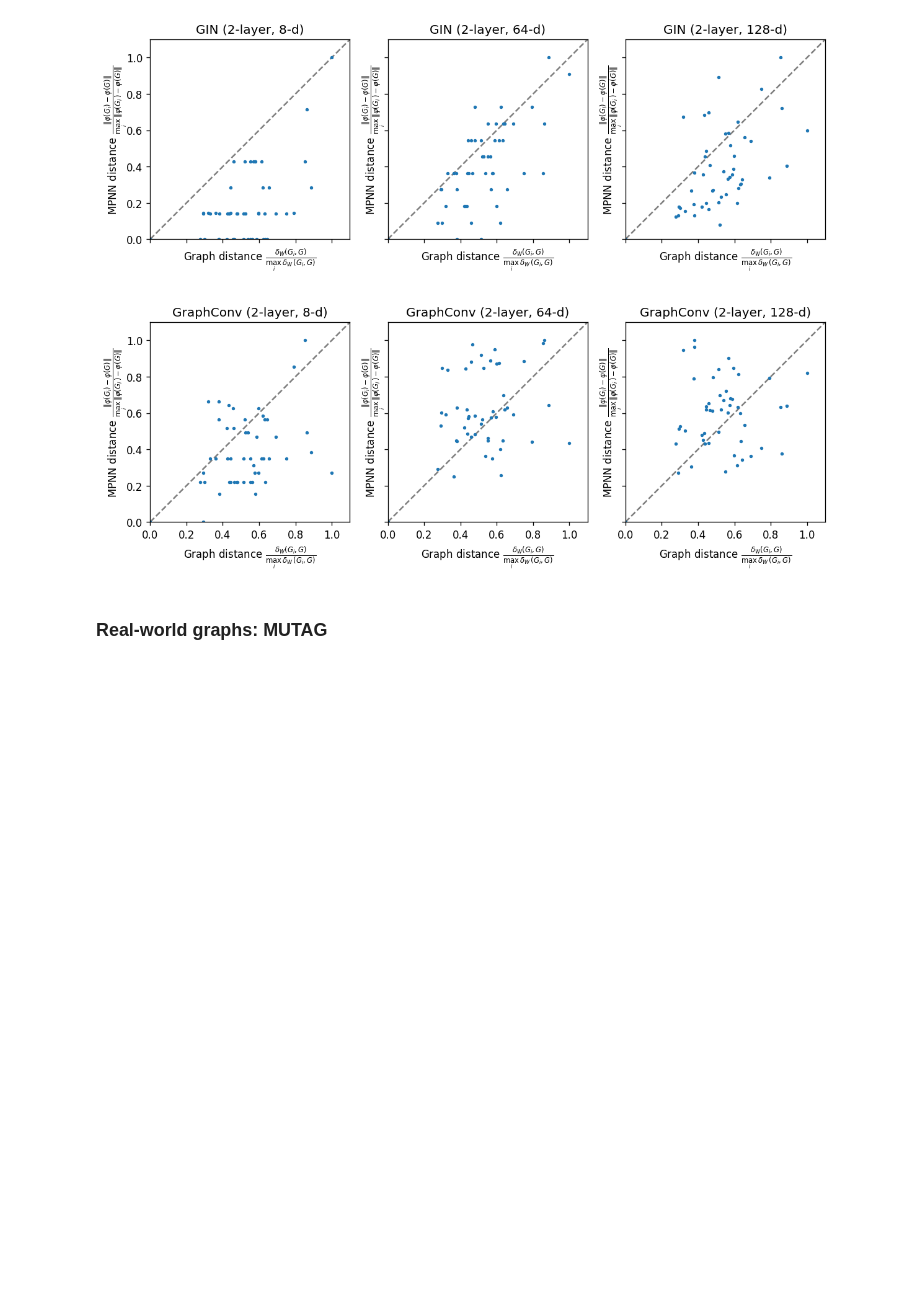
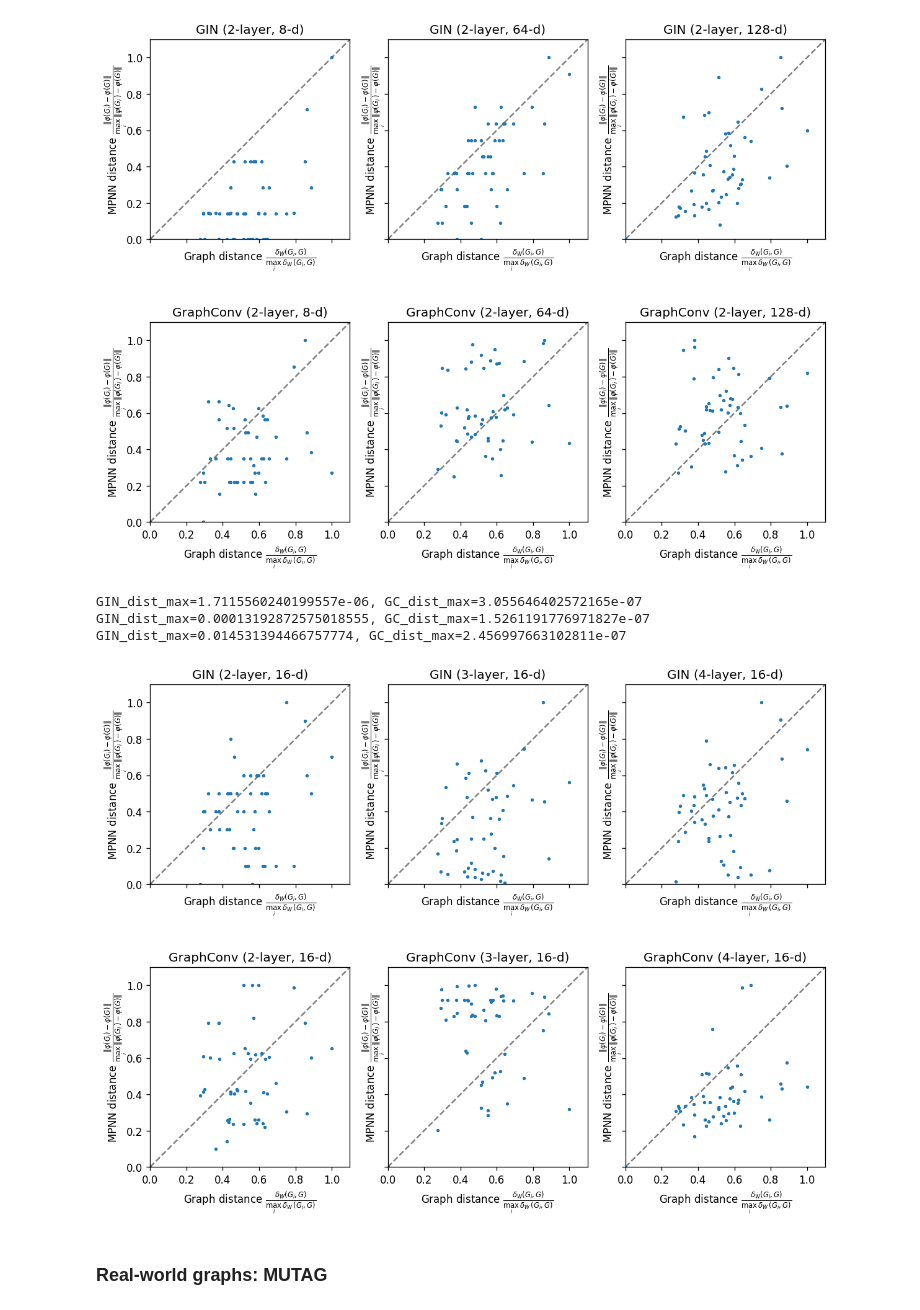
Before and after one commit to nhuang37/finegrain_expressivity_GNN, a Jupyter notebook: distance_preservation/Finegrain_MPNN_evaluation.ipynb, the cells around one changed output. Saved outputs shown, nothing was run; the diff lists cells and outputs as text; code cells hidden in the pictures; blank space fills up the shorter version.

```diff
--- a/distance_preservation/Finegrain_MPNN_evaluation.ipynb
+++ b/distance_preservation/Finegrain_MPNN_evaluation.ipynb
@@ -364,6 +364,20 @@ GIN_dist_max=5.497131496667862e-07, GC_dist_max=1.9082797564351495e-07
 GIN_dist_max=6.478888394667592e-07, GC_dist_max=3.370101069322118e-07
 GIN_dist_max=6.928576112841256e-07, GC_dist_max=1.3029566616751254e-06
 [figure]
+# %%
+#untrain GNN
+input_dim = 1
+hid_dim = 16
+num_layers = None #remember 1 iteration is simply the degree!
+dimensions = [2,3,4]#[8,64,128]# [8,16,64]
+
+results_l = embed_vary(graph_loader, input_dim, hid_dim, num_layers, dimensions, vary="layer", aggr="mean")
+plot_result_vary(graph_dist, results_l, hid_dim, num_layers, dimensions, vary="layer")
+# %% [output]
+GIN_dist_max=1.7115560240199557e-06, GC_dist_max=3.055646402572165e-07
+GIN_dist_max=0.00013192872575018555, GC_dist_max=1.5261191776971827e-07
+GIN_dist_max=0.014531394466757774, GC_dist_max=2.456997663102811e-07
+[figure, added]
 # %% [markdown]
 ### Real-world graphs: MUTAG
 # %%
```
